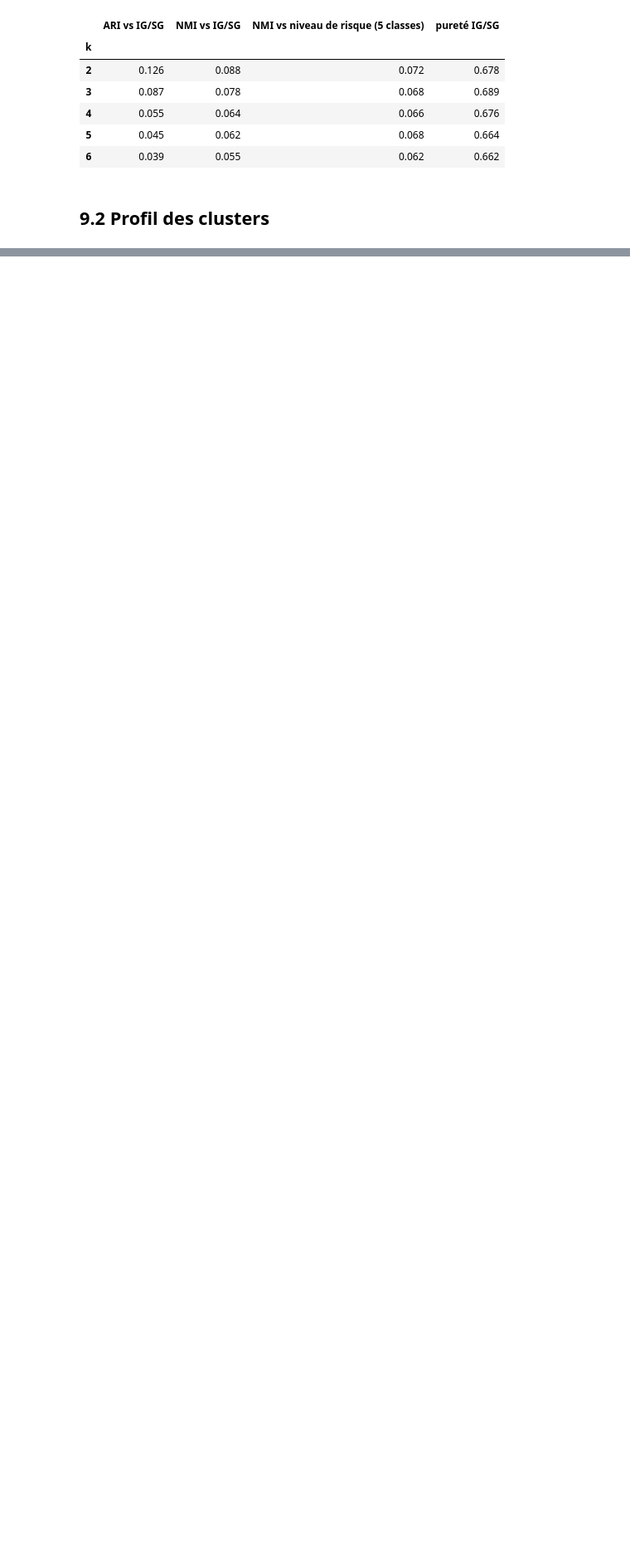
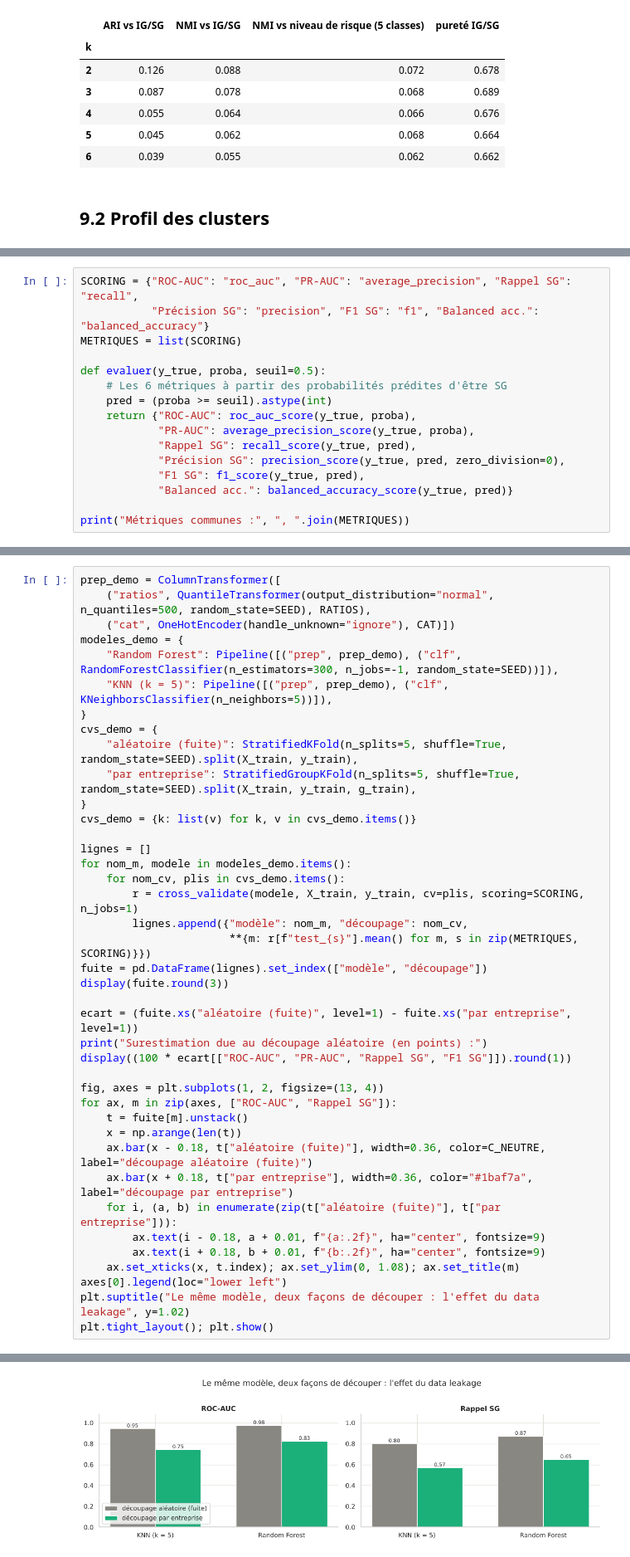
Before and after one commit to samiguessoum/hedgehogs-credit-risk-ml, a Jupyter notebook: hedgehogs_credit_risk.ipynb, the cells around one changed output, grey strips where cells are left out. Shown at 83% size. Drawn from its saved outputs; the diff is of its cells as text; blank space fills up the shorter version.

Commit message:
Étape 9 : préparation, split par groupe d'entreprises, CV imbriquée et démonstration du data leakage

```diff
--- a/hedgehogs_credit_risk.ipynb
+++ b/hedgehogs_credit_risk.ipynb
@@ -1354,0 +1535,16 @@ plt.tight_layout(); plt.show()
+# %%
+SCORING = {"ROC-AUC": "roc_auc", "PR-AUC": "average_precision", "Rappel SG": "recall",
+           "Précision SG": "precision", "F1 SG": "f1", "Balanced acc.": "balanced_accuracy"}
+METRIQUES = list(SCORING)
+
+def evaluer(y_true, proba, seuil=0.5):
+    # Les 6 métriques à partir des probabilités prédites d'être SG
+    pred = (proba >= seuil).astype(int)
+    return {"ROC-AUC": roc_auc_score(y_true, proba),
+            "PR-AUC": average_precision_score(y_true, proba),
+            "Rappel SG": recall_score(y_true, pred),
+            "Précision SG": precision_score(y_true, pred, zero_division=0),
+            "F1 SG": f1_score(y_true, pred),
+            "Balanced acc.": balanced_accuracy_score(y_true, pred)}
+
+print("Métriques communes :", ", ".join(METRIQUES))
@@ -1354,0 +1561,41 @@ plt.tight_layout(); plt.show()
+# %%
+prep_demo = ColumnTransformer([
+    ("ratios", QuantileTransformer(output_distribution="normal", n_quantiles=500, random_state=SEED), RATIOS),
+    ("cat", OneHotEncoder(handle_unknown="ignore"), CAT)])
+modeles_demo = {
+    "Random Forest": Pipeline([("prep", prep_demo), ("clf", RandomForestClassifier(n_estimators=300, n_jobs=-1, random_state=SEED))]),
+    "KNN (k = 5)": Pipeline([("prep", prep_demo), ("clf", KNeighborsClassifier(n_neighbors=5))]),
+}
+cvs_demo = {
+    "aléatoire (fuite)": StratifiedKFold(n_splits=5, shuffle=True, random_state=SEED).split(X_train, y_train),
+    "par entreprise": StratifiedGroupKFold(n_splits=5, shuffle=True, random_state=SEED).split(X_train, y_train, g_train),
+}
+cvs_demo = {k: list(v) for k, v in cvs_demo.items()}
+
+lignes = []
+for nom_m, modele in modeles_demo.items():
+    for nom_cv, plis in cvs_demo.items():
+        r = cross_validate(modele, X_train, y_train, cv=plis, scoring=SCORING, n_jobs=1)
+        lignes.append({"modèle": nom_m, "découpage": nom_cv,
+                       **{m: r[f"test_{s}"].mean() for m, s in zip(METRIQUES, SCORING)}})
+fuite = pd.DataFrame(lignes).set_index(["modèle", "découpage"])
+display(fuite.round(3))
+
+ecart = (fuite.xs("aléatoire (fuite)", level=1) - fuite.xs("par entreprise", level=1))
+print("Surestimation due au découpage aléatoire (en points) :")
+display((100 * ecart[["ROC-AUC", "PR-AUC", "Rappel SG", "F1 SG"]]).round(1))
+
+fig, axes = plt.subplots(1, 2, figsize=(13, 4))
+for ax, m in zip(axes, ["ROC-AUC", "Rappel SG"]):
+    t = fuite[m].unstack()
+    x = np.arange(len(t))
+    ax.bar(x - 0.18, t["aléatoire (fuite)"], width=0.36, color=C_NEUTRE, label="découpage aléatoire (fuite)")
+    ax.bar(x + 0.18, t["par entreprise"], width=0.36, color="#1baf7a", label="découpage par entreprise")
+    for i, (a, b) in enumerate(zip(t["aléatoire (fuite)"], t["par entreprise"])):
+        ax.text(i - 0.18, a + 0.01, f"{a:.2f}", ha="center", fontsize=9)
+        ax.text(i + 0.18, b + 0.01, f"{b:.2f}", ha="center", fontsize=9)
+    ax.set_xticks(x, t.index); ax.set_ylim(0, 1.08); ax.set_title(m)
+axes[0].legend(loc="lower left")
+plt.suptitle("Le même modèle, deux façons de découper : l'effet du data leakage", y=1.02)
+plt.tight_layout(); plt.show()
+# %% [output]
@@ -1354,0 +1613 @@ plt.tight_layout(); plt.show()
+[figure, added]
```
Also changed, not shown: parts of 13 cells of this notebook, 1 other file.
